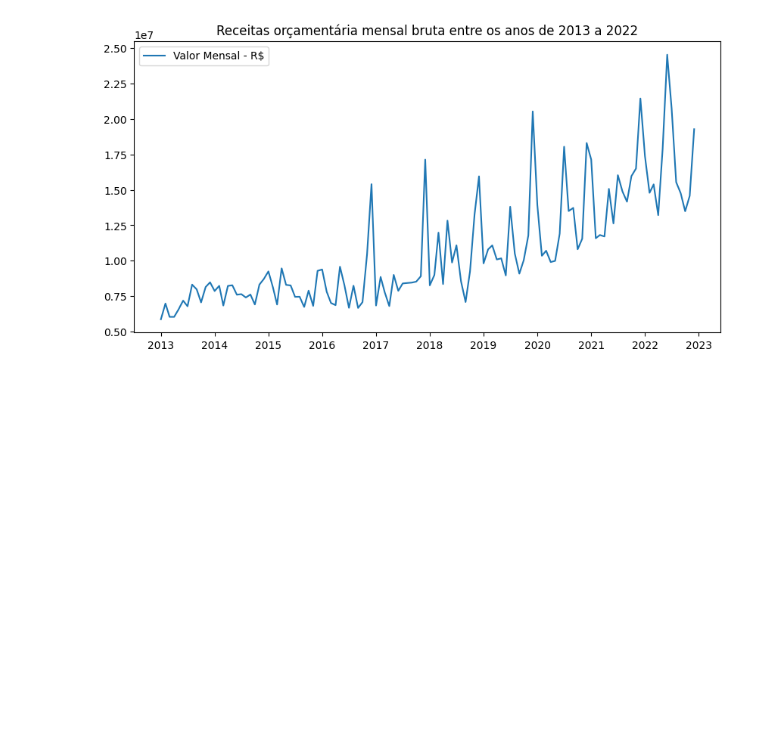
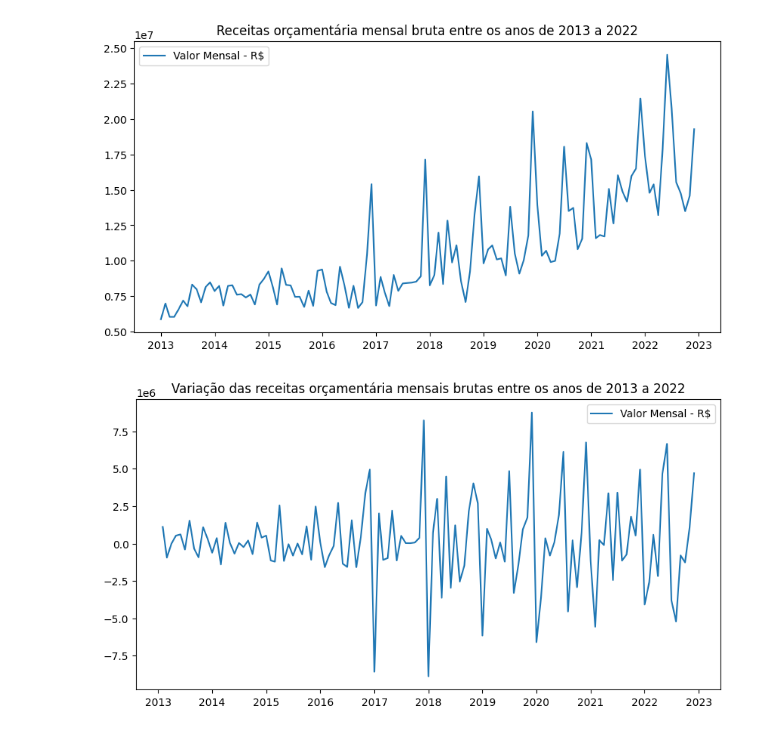
Before and after one commit to AllysonAbreu/dw_contas_publicas_2022, a Jupyter notebook: dea_receitas_dados_novos.ipynb, the cells around one changed output. Drawn from its saved outputs; the diff is of its cells as text; code cells hidden in the pictures; blank space fills up the shorter version.

```diff
--- a/dea_receitas_dados_novos.ipynb
+++ b/dea_receitas_dados_novos.ipynb
@@ -258,3 +257,9 @@ df_receitas_analise
 | 2022-11-01 | 14586556.77 |
 | 2022-12-01 | 19287535.92 |
 120 rows × 1 columns
+# %%
+df_receitas_analise['variacao_mensal'] = df_receitas_analise['VALOR_ARRECADADO'].diff()
+df_receitas_analise['porcentagem_variacao_mensal_%'] = ((df_receitas_analise['variacao_mensal'] / df_receitas_analise['VALOR_ARRECADADO'].shift(1)) * 100).round(2)
+df_receitas_analise['aceleracao_variacao_mensal'] = df_receitas_analise['variacao_mensal'].diff()
+df_receitas_analise['porcentagem_aceleracao_variacao_mensal_%'] = ((df_receitas_analise['aceleracao_variacao_mensal'] / df_receitas_analise['variacao_mensal'].shift(1)) * 100).round(2)
+df_receitas_analise
@@ -275,3 +295,20 @@ ax.xaxis.label.set_visible(False)  # esconde a legenda do eixo X
 plt.show()
 # %% [output]
 [figure]
+# %%
+# Plota o gráfico de linha com as séries temporais
+fig, ax = plt.subplots(figsize=(10, 5))
+ax.plot(df_receitas_analise.index, df_receitas_analise['variacao_mensal'], label='Valor Mensal - R$')
+
+# Adiciona legenda e título ao gráfico
+ax.legend()
+ax.set_title('Variação das receitas orçamentária mensais brutas entre os anos de 2013 a 2022')
+ax.xaxis.label.set_visible(False)  # esconde a legenda do eixo X
+
+# Configura o eixo x para não mostrar nenhum rótulo
+# plt.gca().set_xticklabels([])
+
+# Exibe o gráfico
+plt.show()
+# %% [output]
+[figure, added]
```
Also changed, not shown: parts of 4 cells of this notebook.
